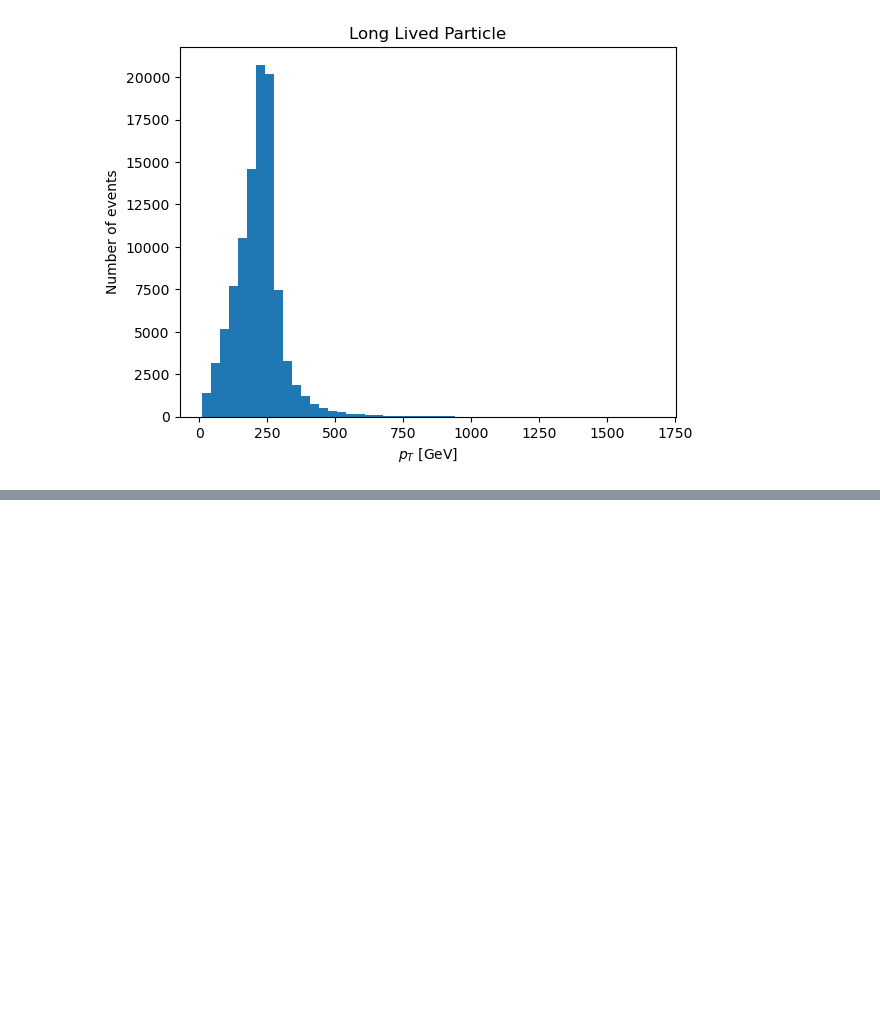
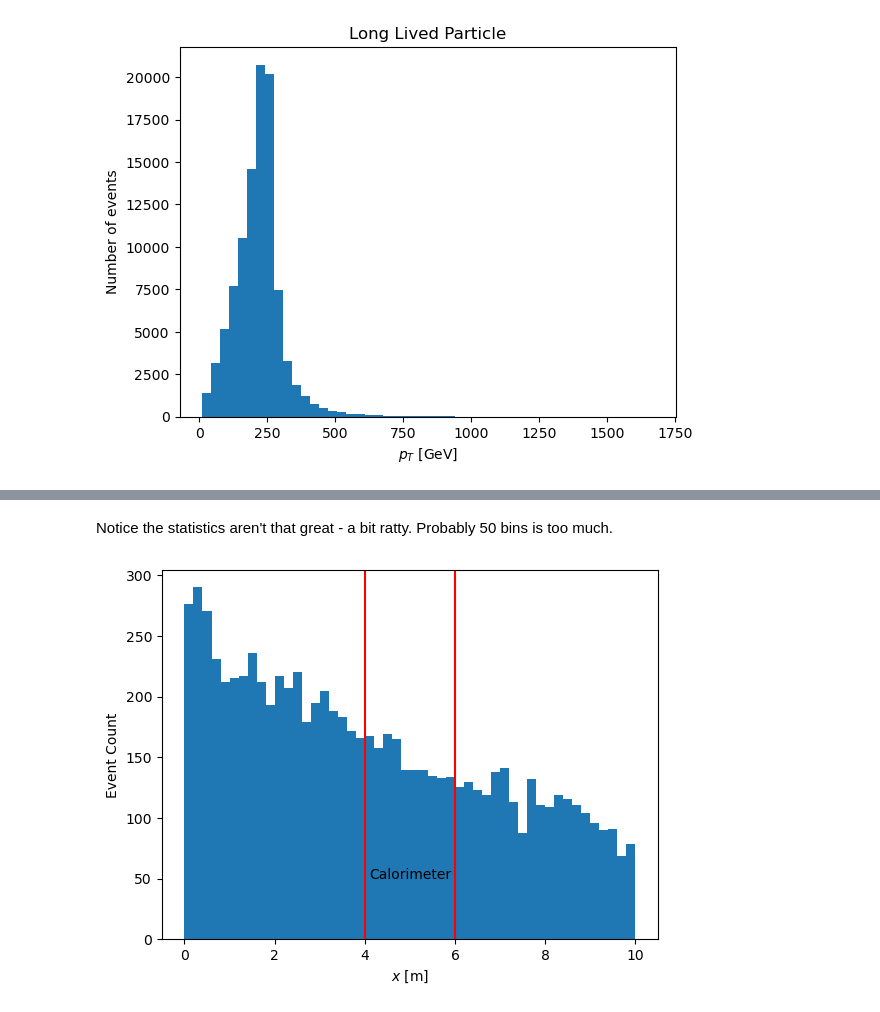
Before and after one commit to gordonwatts/pflow-and-llps, a Jupyter notebook: scratch/accessing-jets.ipynb, the cells around one changed output, grey strips where cells are left out. Drawn from its saved outputs; the diff is of its cells as text; code cells hidden in the pictures; blank space fills up the shorter version.

```diff
--- a/scratch/accessing-jets.ipynb
+++ b/scratch/accessing-jets.ipynb
@@ -102,0 +199,18 @@ plt.show()
+# %% [markdown]
+Notice the statistics aren't that great - a bit ratty. Probably 50 bins is too much.
+# %%
+plt.hist(llp_particles[abs(llp_particles.eta) > eta_central_split].Lz, bins=50, range=(0, 10))
+plt.xlabel('$x$ [m]')
+plt.ylabel('Event Count')
+
+# Lines to describe the central and forward areas
+plt.axvline(lz_limits[0], color='red')
+plt.axvline(lz_limits[1], color='red')
+
+mid_point_cal = lz_limits[0] + (lz_limits[1]-lz_limits[0])/2.0
+
+plt.text(mid_point_cal, 50, 'Calorimeter', horizontalalignment='center')
+
+plt.show()
+# %% [output]
+[figure, added]
```
Also changed, not shown: parts of 13 cells of this notebook.
